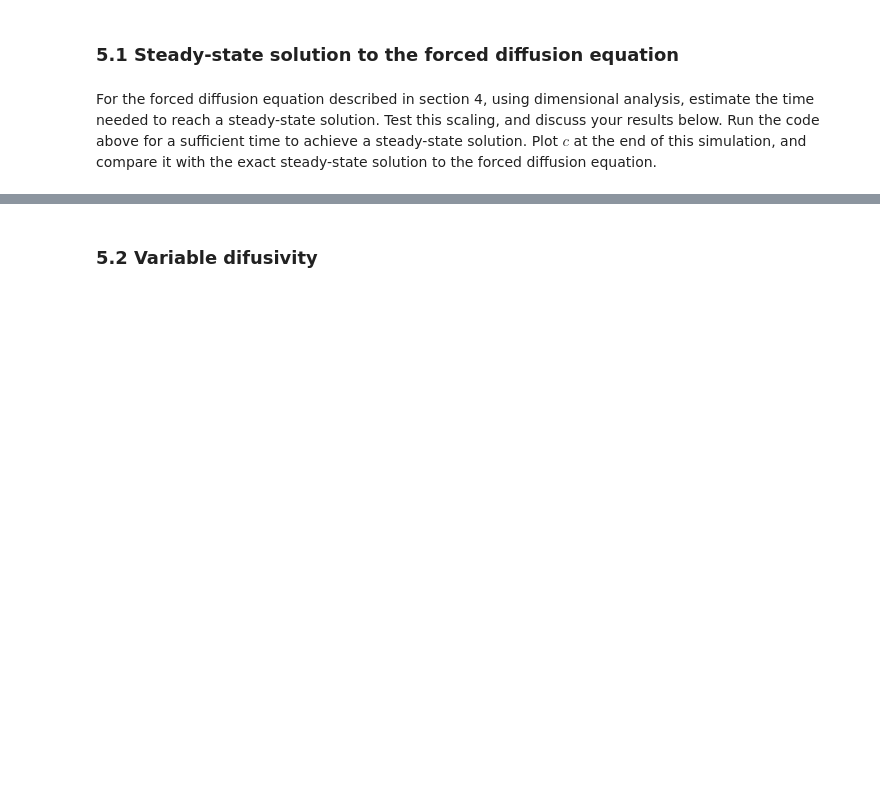
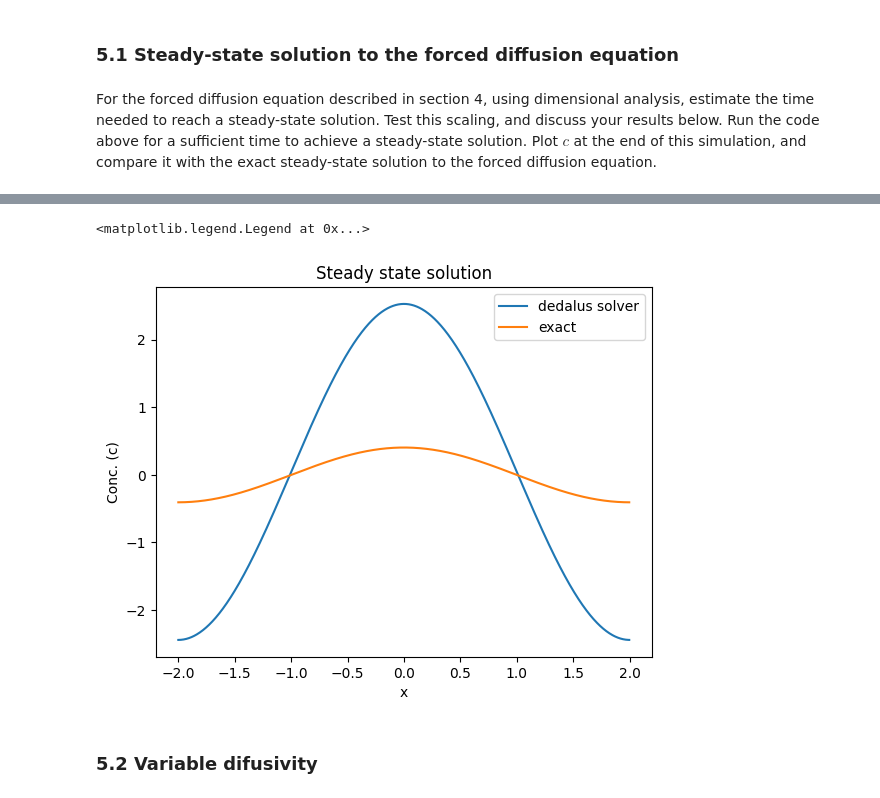
Before and after one commit to ananyaaa-j/QCES, a Jupyter notebook: Project1_dedalus.ipynb, the cells around one changed output, grey strips where cells are left out. Cells and saved outputs as stored; diff of their text form; code cells hidden in the pictures; blank space fills up the shorter version.

```diff
--- a/Project1_dedalus.ipynb
+++ b/Project1_dedalus.ipynb
@@ -391,14 +398,19 @@ $$ c = - \frac{(Lx)^2}{π^2} cos(\frac{πx}{Lx}) $$
 # %%
-# get steady stae from dadelus and then also plot exact steady solution.
+# get steady state from dadelus and then also plot exact steady solution.
 
-plt.subplot(2, 1, 1)
-plt.plot(x, c_save[-1])
+# len(np.array(c_save)) # length = 201
 
-plt.subplot(2, 1, 2)
-exact_steady_c = -1 * ((Lx / np.pi)**2) * np.cos(x * np.pi / Lx)
-plt.plot(x, exact_steady_c)
-
-plt.show
+get_final_c = np.array(c_save)
+plt.plot(x, get_final_c[100], label = "dedalus solver")
+exact_steady_c = 1 *((Lx / np.pi)**2) * np.cos(x * np.pi / Lx)
+plt.plot(x, exact_steady_c, label = "exact")
+plt.title("Steady state solution")
+plt.ylabel("Conc. (c)")
+plt.xlabel("x")
+plt.legend()
+# %% [output]
+<matplotlib.legend.Legend at 0x...>
+[figure, added]
 # %% [markdown]
 ### 5.2 Variable difusivity
 # %% [markdown]
```
Also changed, not shown: parts of 5 cells of this notebook.
